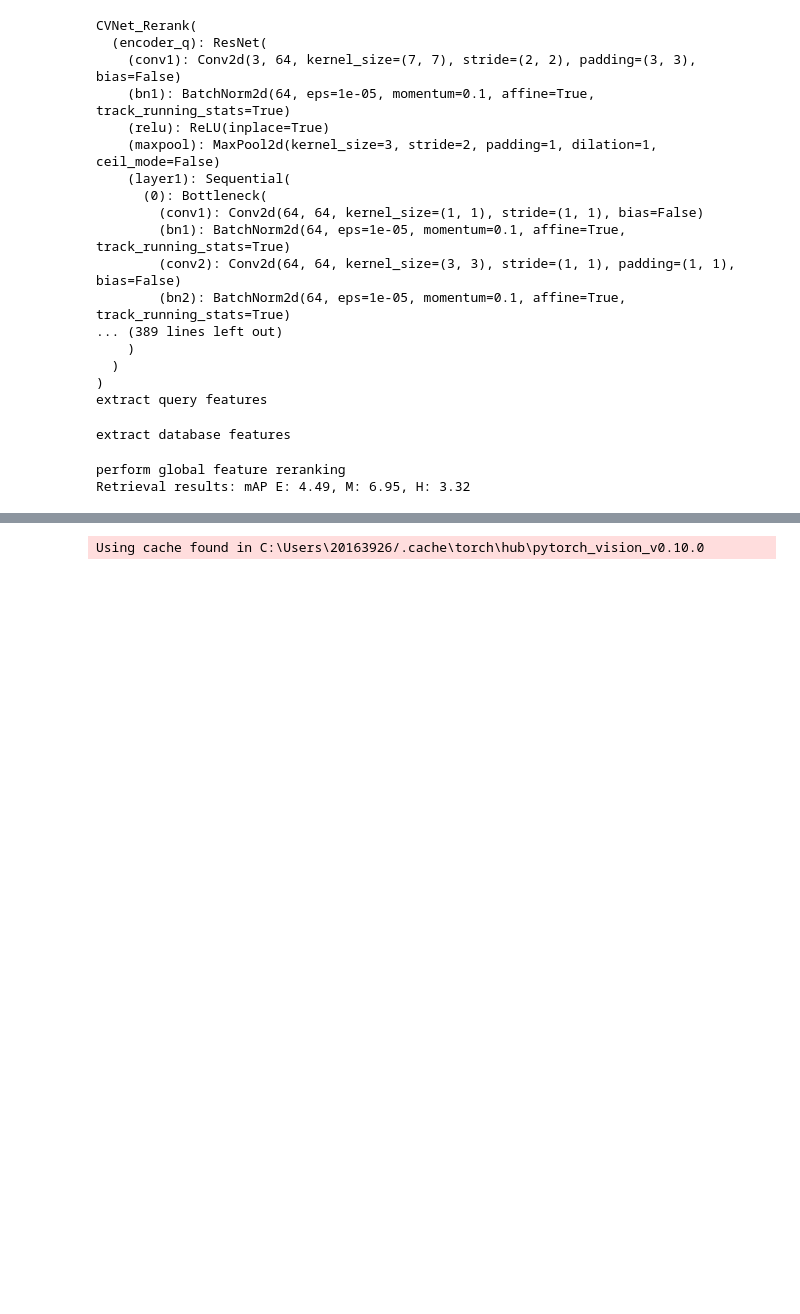
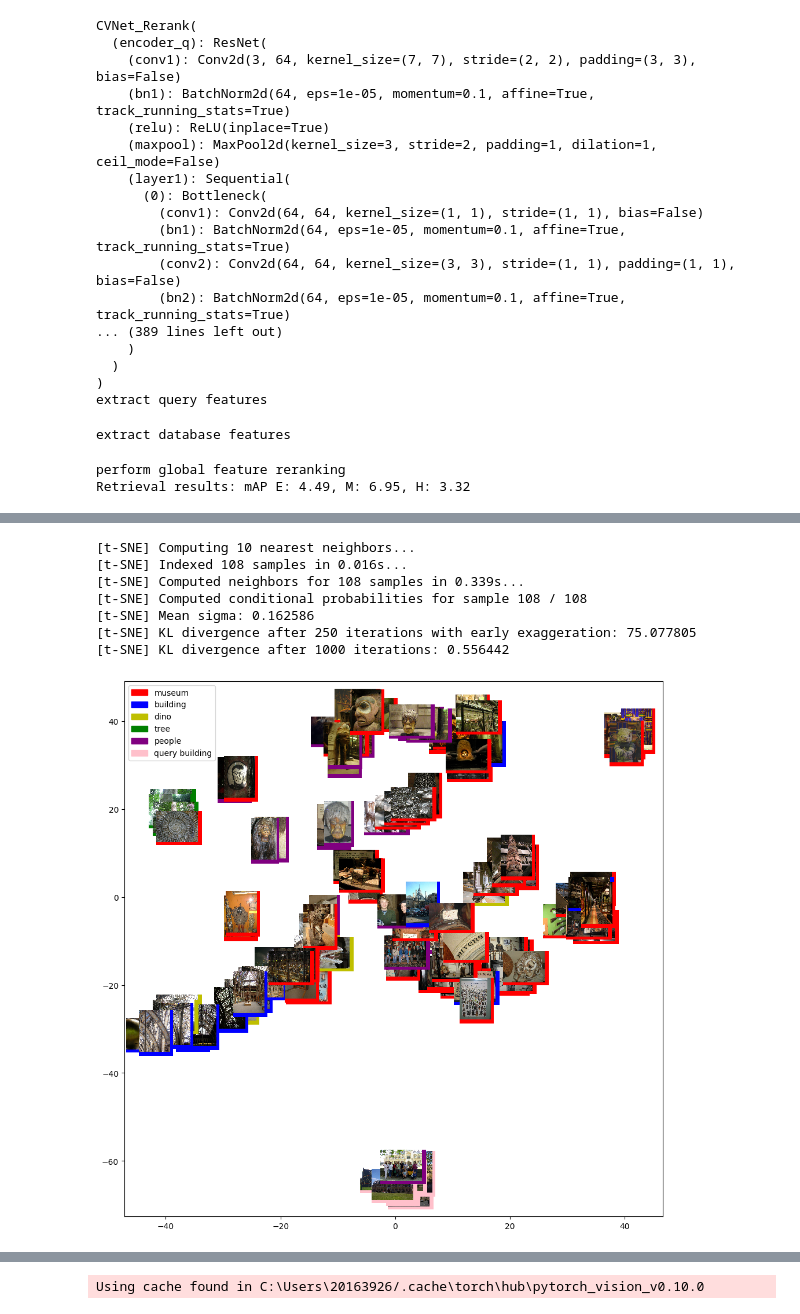
Before and after one commit to brandje13/SuperGlobal, a Jupyter notebook: SG.ipynb, the cells around one changed output, grey strips where cells are left out. Drawn from its saved outputs; the diff is of its cells as text; code cells hidden in the pictures; blank space fills up the shorter version.

```diff
--- a/SG.ipynb
+++ b/SG.ipynb
@@ -409 +587,12 @@ do_TSNE(X_SG_rox, "roxford", "SG_rox")
+# %%
+do_TSNE(X_SG_rox, "roxford5k", "SG_rox_image", True)
+# %% [output]
+[t-SNE] Computing 10 nearest neighbors...
+[t-SNE] Indexed 108 samples in 0.016s...
+[t-SNE] Computed neighbors for 108 samples in 0.339s...
+[t-SNE] Computed conditional probabilities for sample 108 / 108
+[t-SNE] Mean sigma: 0.162586
+[t-SNE] KL divergence after 250 iterations with early exaggeration: 75.077805
+[t-SNE] KL divergence after 1000 iterations: 0.556442
+[figure, added]
 # %%
```
Also changed, not shown: parts of 13 cells of this notebook, 15 other files.
